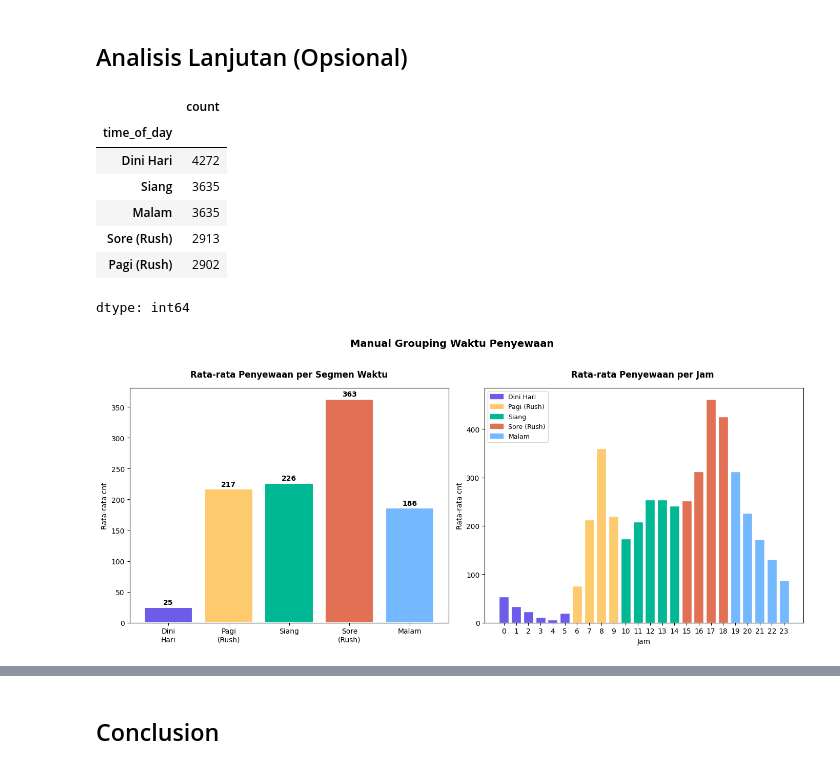
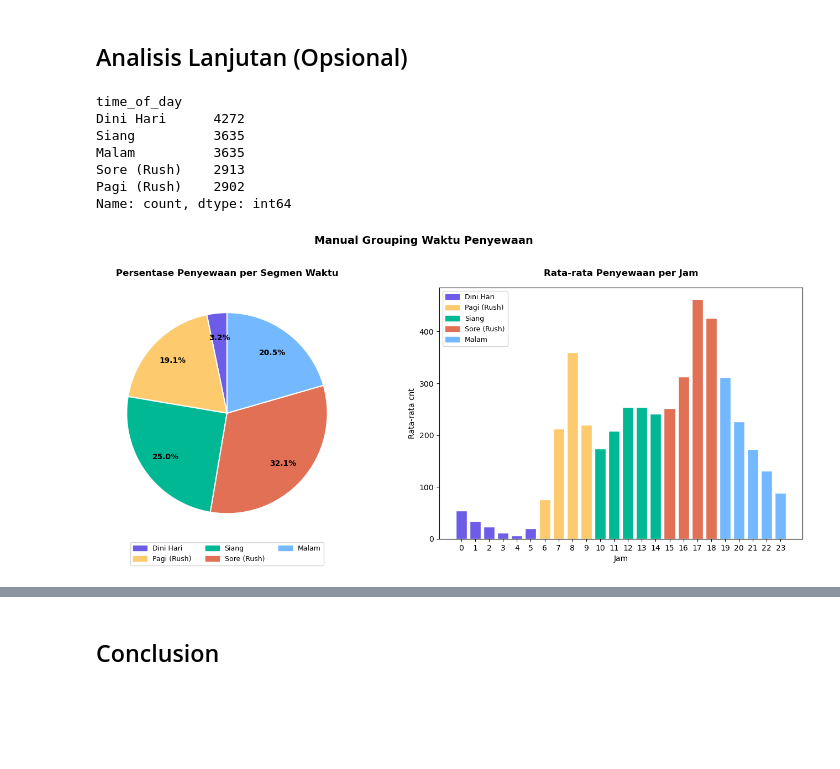
Before and after one commit to ariqy17-byte/dashboard-projek-analisa-data, a Jupyter notebook: notebook.ipynb, the cells around one changed output, grey strips where cells are left out. Drawn from its saved outputs; the diff is of its cells as text; code cells hidden in the pictures; blank space fills up the shorter version.

```diff
--- a/notebook.ipynb
+++ b/notebook.ipynb
@@ -23,8 +23,8 @@ import matplotlib.patches as mpatches
 ### Gathering Data
 # %%
 # Load data yang diperlukan selama proyek
-df_day = pd.read_csv('day.csv')
-df_hour = pd.read_csv('hour.csv')
+df_day = pd.read_csv('C:\my data\Kuliah\Dicoding\Project Fundamental Analisis Data\Submission\data\day.csv')
+df_hour = pd.read_csv('C:\my data\Kuliah\Dicoding\Project Fundamental Analisis Data\Submission\data\hour.csv')
 # %%
 # Bentuk dataset df_day
 df_day.head()
@@ -611,54 +609,64 @@ def group_time_of_day(hour):
 df_hour['time_of_day'] = df_hour['hr'].apply(group_time_of_day)
 df_hour['time_of_day'].value_counts()
 # %% [output]
-|  | count |
-| time_of_day |  |
-| Dini Hari | 4272 |
-| Siang | 3635 |
-| Malam | 3635 |
-| Sore (Rush) | 2913 |
-| Pagi (Rush) | 2902 |
-dtype: int64
+time_of_day
+Dini Hari      4272
+Siang          3635
+Malam          3635
+Sore (Rush)    2913
+Pagi (Rush)    2902
+Name: count, dtype: int64
 # %%
 # Visualisasi
 order = ['Dini Hari','Pagi (Rush)','Siang','Sore (Rush)','Malam']
 order_labels = ['Dini\nHari', 'Pagi\n(Rush)', 'Siang', 'Sore\n(Rush)', 'Malam']
 fig, axes = plt.subplots(1, 2, figsize=(14, 6))
 
 colors = ['#6C5CE7','#FDCB6E','#00B894','#E17055','#74B9FF']
 
-# Plot rata-rata penyewaan berdasarkan pemabagian waktu
-avg_cnt = df_hour.groupby('time_of_day')['cnt'].mean().reindex(order)
-bars = axes[0].bar(range(len(order)), avg_cnt.values, color=colors, edgecolor='white', linewidth=1.5)
-axes[0].set_xticks(range(len(order)))
-axes[0].set_xticklabels(order_labels, fontsize=10, ha='center')
-axes[0].set_title('Rata-rata Penyewaan per Segmen Waktu', fontweight='bold', pad=15)
-axes[0].set_ylabel('Rata-rata cnt')
-for bar, val in zip(bars, avg_cnt.values):
-    axes[0].text(bar.get_x() + bar.get_width()/2, bar.get_height() + 2,
-                 f'{val:.0f}', ha='center', va='bottom', fontsize=10, fontweight='bold')
+# Plot PIE CHART persentase total penyewaan berdasarkan pembagian waktu
+total_cnt = df_hour.groupby('time_of_day')['cnt'].sum().reindex(order)
+
+wedges, texts, autotexts = axes[0].pie(
+    total_cnt.values,
+    labels=None,
+    colors=colors,
+    autopct='%1.1f%%',
+    startangle=90,
+    wedgeprops=dict(edgecolor='white', linewidth=1.5),
+    pctdistance=0.75
+)
+
+for autotext in autotexts:
+    autotext.set_fontsize(10)
+    autotext.set_fontweight('bold')
+
+legend_patches = [mpatches.Patch(color=c, label=l)
+                  for c, l in zip(colors, order)]
+axes[0].legend(handles=legend_patches, loc='lower center',
+               bbox_to_anchor=(0.5, -0.12), ncol=3, fontsize=9)
+axes[0].set_title('Persentase Penyewaan per Segmen Waktu', fontweight='bold', pad=15)
 
 
 # Plot rata-rata penyewaan per jam
 hour_avg = df_hour.groupby('hr')['cnt'].mean()
 hour_colors_map = {h: colors[['Dini Hari','Pagi (Rush)','Siang','Sore (Rush)','Malam']
                    .index(group_time_of_day(h))] for h in range(24)}
 bar_colors = [hour_colors_map[h] for h in range(24)]
 axes[1].bar(range(24), hour_avg.values, color=bar_colors, edgecolor='white')
 axes[1].set_xticks(range(24))
 axes[1].set_xticklabels(range(24))
-axes[1].set_title('Rata-rata Penyewaan per Jam ', fontweight='bold', pad=15)
+axes[1].set_title('Rata-rata Penyewaan per Jam', fontweight='bold', pad=15)
 axes[1].set_xlabel('Jam')
 axes[1].set_ylabel('Rata-rata cnt')
 legend_labels = ['Dini Hari', 'Pagi (Rush)', 'Siang', 'Sore (Rush)', 'Malam']
 
 legend_patches = [mpatches.Patch(color=c, label=l)
-                  for c, l in zip(colors, legend_labels)]  # ✅ pakai legend_labels
-
+                  for c, l in zip(colors, legend_labels)]
 axes[1].legend(handles=legend_patches, loc='upper left', fontsize=9)
 
 plt.suptitle('Manual Grouping Waktu Penyewaan', fontsize=14, fontweight='bold', y=1.02)
 plt.tight_layout()
 plt.show()
 # %% [output]
-[figure, old version]
+[figure, new version]
```
Also changed, not shown: parts of 23 cells of this notebook, 1 other file.
